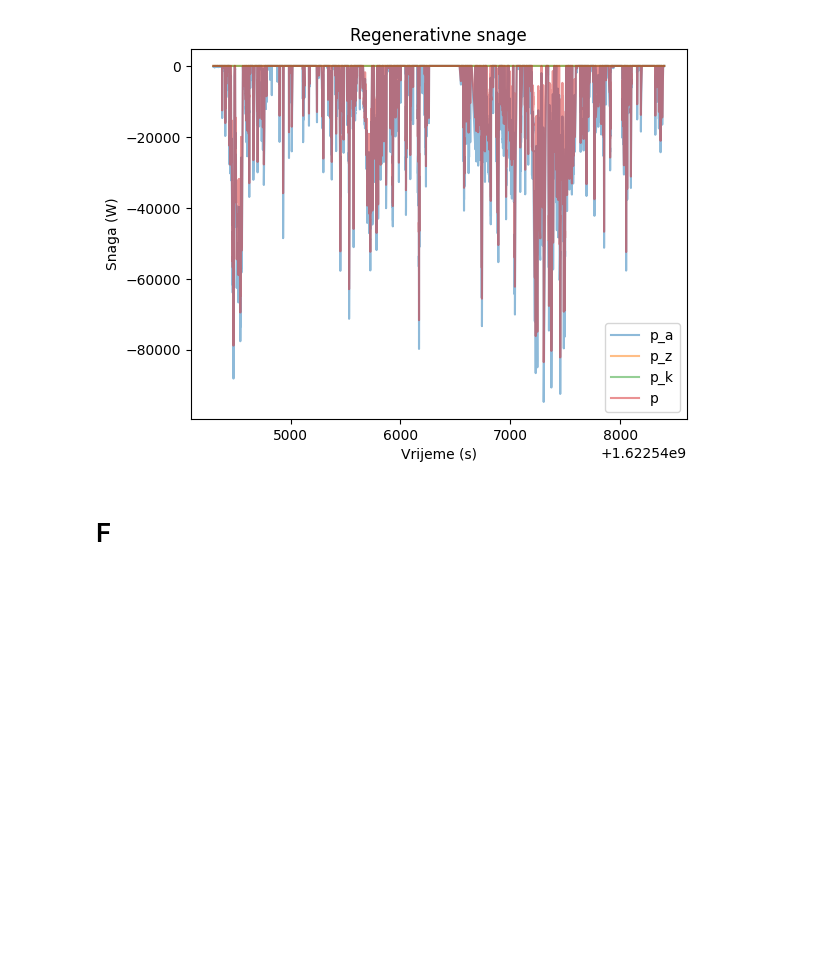
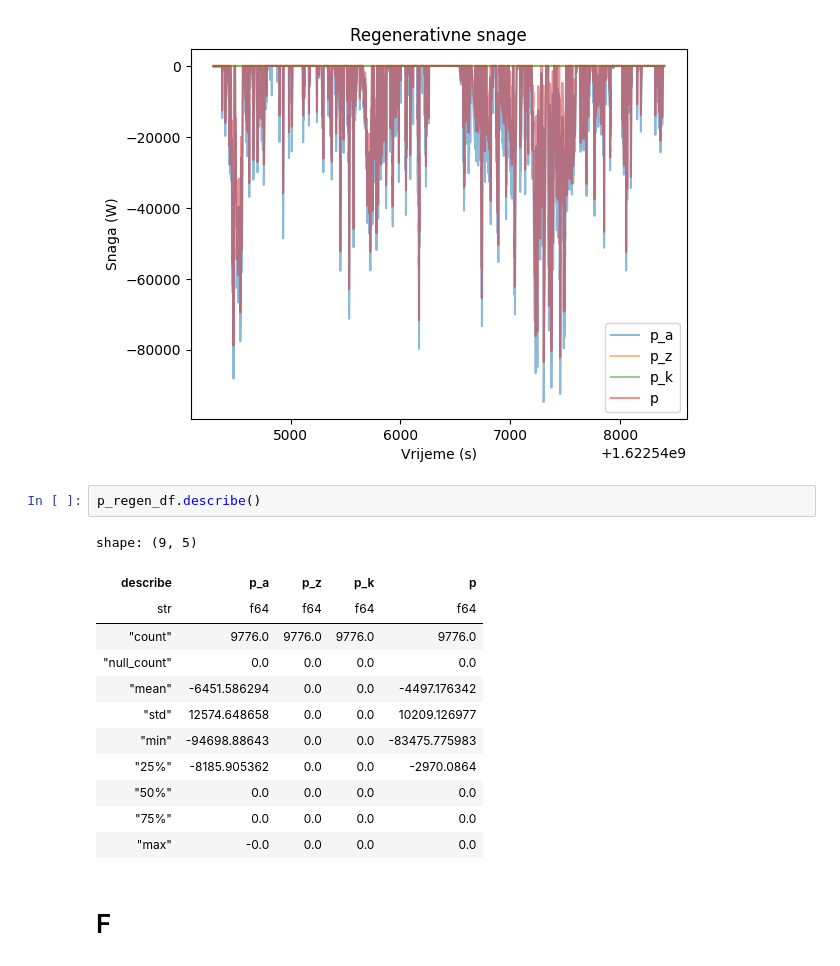
Before and after one commit to IvanDerdicDer/ele_lab_1, a Jupyter notebook: ehv_lab_1.ipynb, the cells around one changed output. Cells and saved outputs as stored; diff of their text form; blank space fills up the shorter version.

```diff
--- a/ehv_lab_1.ipynb
+++ b/ehv_lab_1.ipynb
@@ -403,6 +418,21 @@ plot_dataframe(
 )
 # %% [output]
 [figure]
+# %%
+p_regen_df.describe()
+# %% [output]
+shape: (9, 5)
+| describe | p_a | p_z | p_k | p |
+| str | f64 | f64 | f64 | f64 |
+| "count" | 9776.0 | 9776.0 | 9776.0 | 9776.0 |
+| "null_count" | 0.0 | 0.0 | 0.0 | 0.0 |
+| "mean" | -6451.586294 | 0.0 | 0.0 | -4497.176342 |
+| "std" | 12574.648658 | 0.0 | 0.0 | 10209.126977 |
+| "min" | -94698.88643 | 0.0 | 0.0 | -83475.775983 |
+| "25%" | -8185.905362 | 0.0 | 0.0 | -2970.0864 |
+| "50%" | 0.0 | 0.0 | 0.0 | 0.0 |
+| "75%" | 0.0 | 0.0 | 0.0 | 0.0 |
+| "max" | -0.0 | 0.0 | 0.0 | 0.0 |
 # %% [markdown]
 # F
 # %%
```
Also changed, not shown: parts of 4 cells of this notebook, 29 other files.
